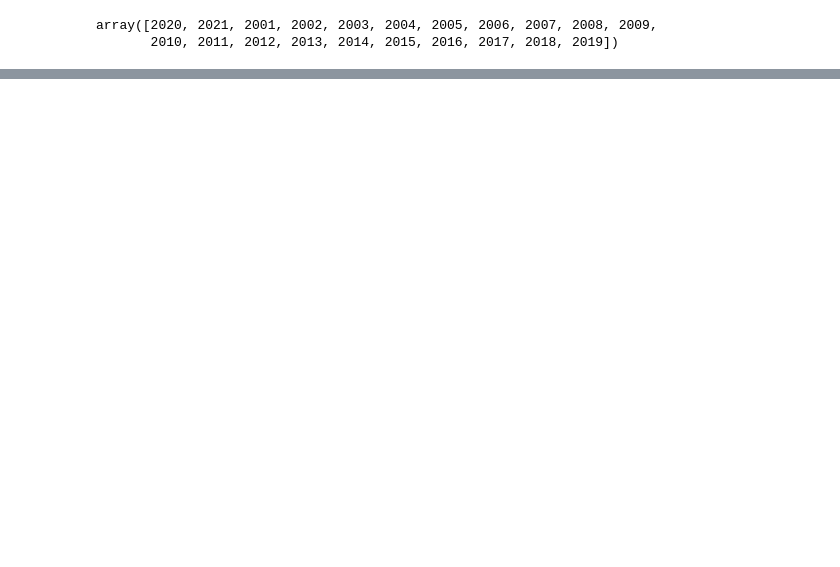
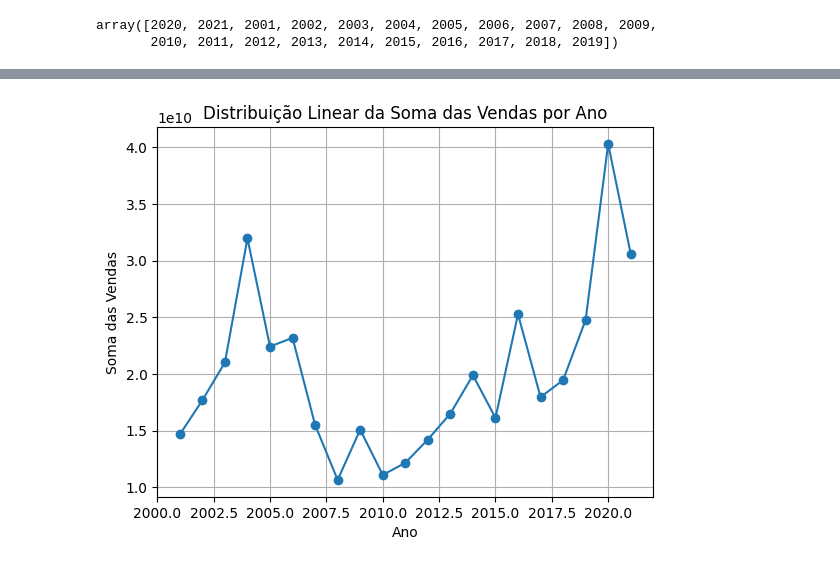
Before and after one commit to serpaulos/zoomcamp_project_2024, a Jupyter notebook: explore/explore.ipynb, the cells around one changed output, grey strips where cells are left out. Cells and saved outputs as stored; diff of their text form; code cells hidden in the pictures; blank space fills up the shorter version.

```diff
--- a/explore/explore.ipynb
+++ b/explore/explore.ipynb
@@ -277,0 +272,11 @@ pq.write_to_dataset(table, root_path=parquet_path, partition_cols=['list_year'])
+# %%
+plt.plot(soma_vendas_por_ano.index, soma_vendas_por_ano.values, marker='o')
+# Adicionar rótulos e título
+plt.xlabel('Ano')
+plt.ylabel('Soma das Vendas')
+plt.title('Distribuição Linear da Soma das Vendas por Ano')
+# Mostrar o gráfico
+plt.grid(True)
+plt.show()
+# %% [output]
+[figure, added]
```
Also changed, not shown: parts of 23 cells of this notebook, 31 other files.
